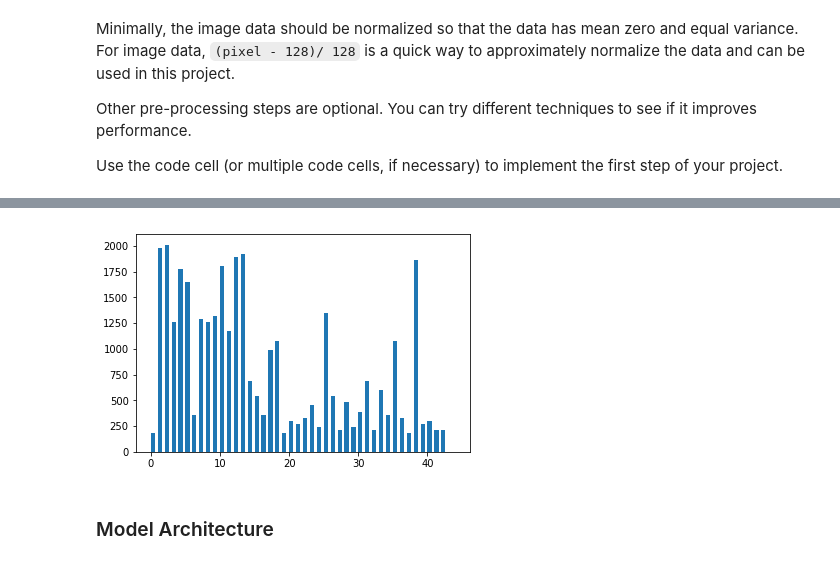
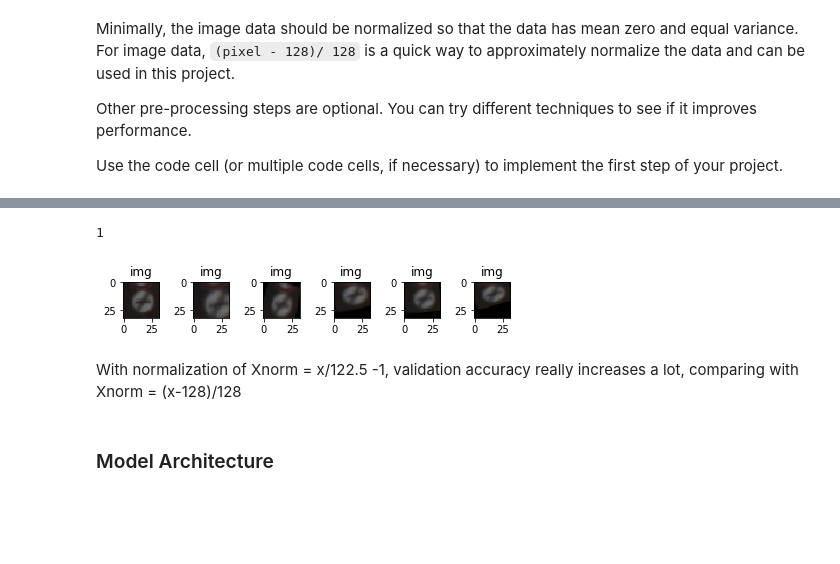
Before and after one commit to DavidYRB/CarND-Traffic-Sign-Classifier-Project, a Jupyter notebook: Traffic_Sign_Classifier.ipynb, the cells around one changed output, grey strips where cells are left out. Saved outputs shown, nothing was run; the diff lists cells and outputs as text; code cells hidden in the pictures; blank space fills up the shorter version.

```diff
--- a/Traffic_Sign_Classifier.ipynb
+++ b/Traffic_Sign_Classifier.ipynb
@@ -255,18 +271,16 @@ def augmentation(X_train, y_train):
+# %%
+imgs = X_train_1[0:6]
+draw_imgs(imgs, 6, ['img']*6)
+# %% [output]
+1
+[figure, added]
 # %%
-# preprocess pipeline
-# 1. transform and augmentation
- #X_train, y_train = augmentation(X_train, y_train)
-
 # 2. normalization
 X_train = np.array(X_train)/122.5 - 1
 X_valid = np.array(X_valid)/122.5 -1
 X_test = np.array(X_test)/122.5 - 1
-
-beams = [x for x in range(45)]
-plt.hist(y_train, beams, histtype='bar', width=0.6)
-plt.show()
-# %% [output]
-[figure, removed]
+# %% [markdown]
+With normalization of Xnorm = x/122.5 -1, validation accuracy really increases a lot, comparing with Xnorm = (x-128)/128
 # %% [markdown]
 ### Model Architecture
 # %%
```
Also changed, not shown: parts of 18 cells of this notebook, 14 other files.
